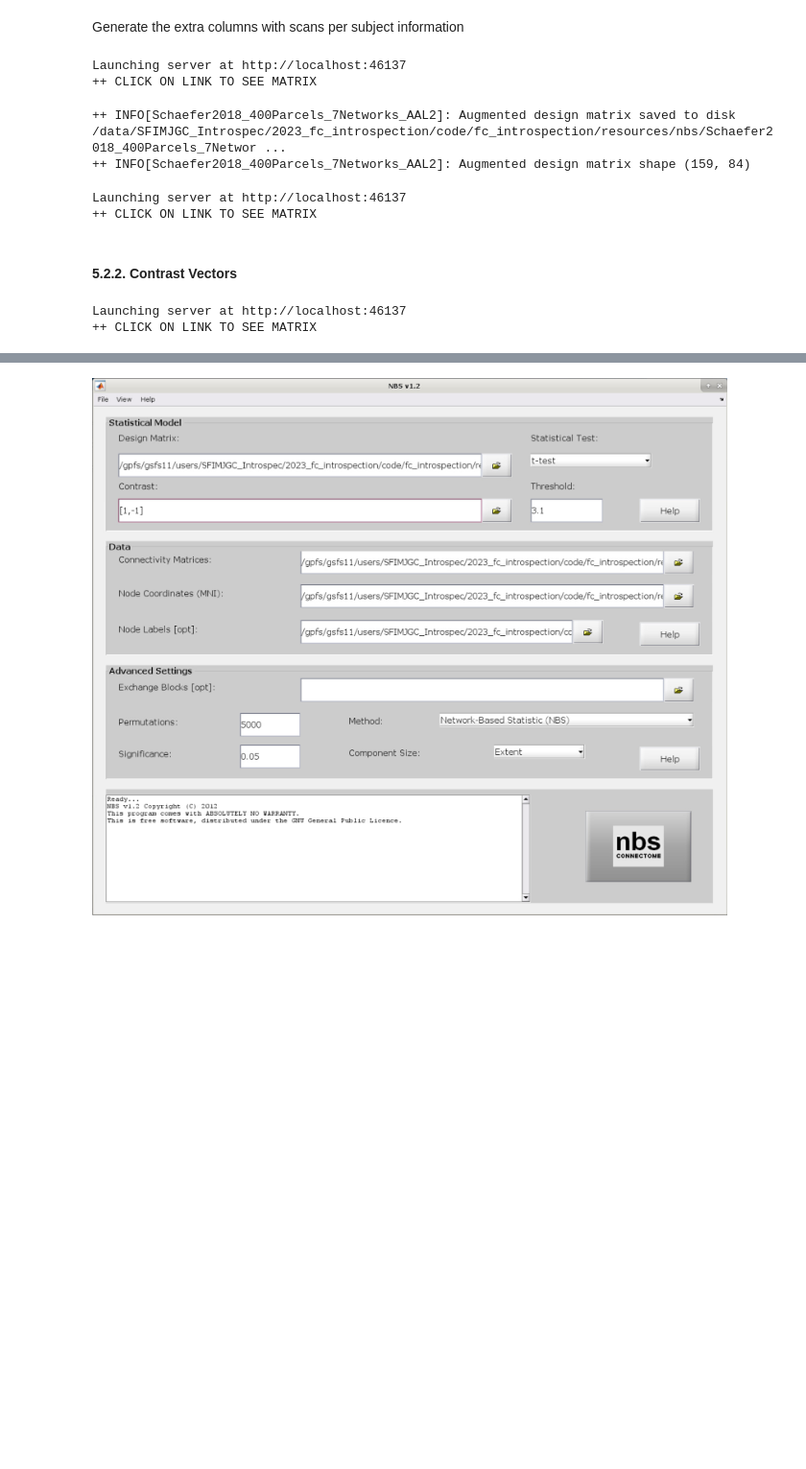
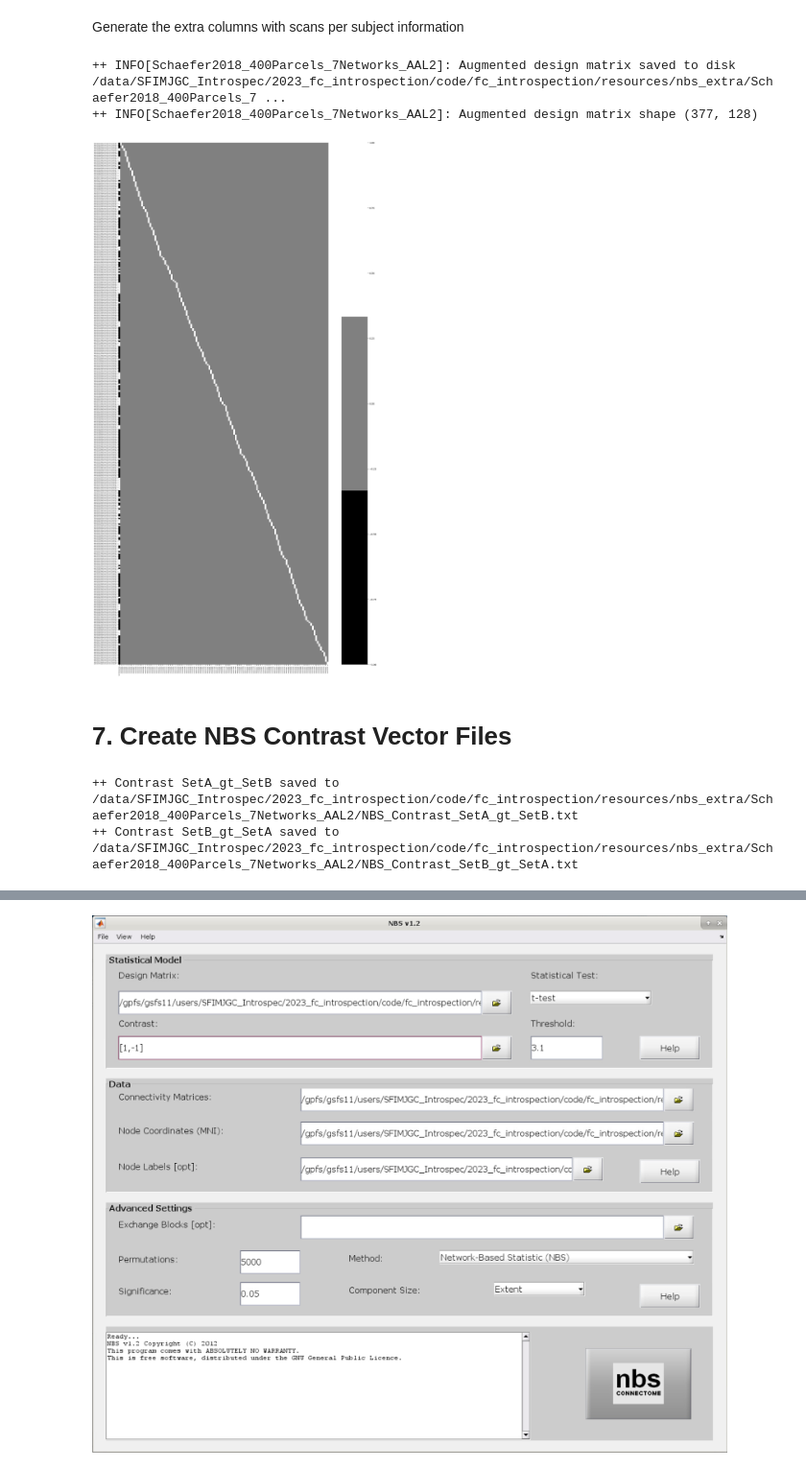
Before and after one commit to nimh-sfim/fc_introspection, a Jupyter notebook: notebooks/S13_NBSprepape_BasicAndSbjAware.ipynb, the cells around one changed output, grey strips where cells are left out. Shown at 96% size. Drawn from its saved outputs; the diff is of its cells as text; code cells hidden in the pictures; blank space fills up the shorter version.

```diff
--- a/notebooks/S13_NBSprepape_BasicAndSbjAware.ipynb
+++ b/notebooks/S13_NBSprepape_BasicAndSbjAware.ipynb
@@ -197,7 +128,7 @@ print('++ INFO: New folder created %s' % MY_NBS_FOLDER)
 # %% [markdown]
 b. Create subfolder where the FC matrices will be saved in a way that NBS can understand.
 # %%
-FC_MATRIX_DATA_FOLDER = osp.join(MY_NBS_FOLDER,'NBS_CL02_Data')
+FC_MATRIX_DATA_FOLDER = osp.join(MY_NBS_FOLDER,'NBS_Data')
 if osp.exists(FC_MATRIX_DATA_FOLDER):
     print('++ WARNING: Removing prior data folder [%s]' % FC_MATRIX_DATA_FOLDER)
     rmtree(FC_MATRIX_DATA_FOLDER)
@@ -215 +141,5 @@ DESING_MATRIX_SBJAWARE_PATH    = osp.join(MY_NBS_FOLDER,'NBS_CL02_DesingMatrix_S
+# %%
+for i,scan in enumerate(tqdm(FINAL_SCAN_LIST)):
+        dest_path = osp.join(FC_MATRIX_DATA_FOLDER,'subject{id}.txt'.format(id=str(i+1).zfill(3)))
+        np.savetxt(dest_path,sfc_Z_xr.loc[scan,:,:],delimiter=' ',fmt='%f')
 # %% [markdown]
@@ -259,15 +181,0 @@ folder (and order) for NBS
-# %%
-FINAL_SCAN_LIST = list(sfc_Z_xr.scan.values)
-with open(DESING_MATRIX_BASIC_PATH, 'w') as the_file:
-    for i,idx in tqdm(enumerate(FINAL_SCAN_LIST)):
-        sbj,scan = idx.split('.')
-        assert tuple(SELECTED_SCANS.reset_index().iloc[i][['Subject','Run']].values) == (sbj,scan), "ERROR --> Something is wrong with the index ordering"
-        dest_path = osp.join(FC_MATRIX_DATA_FOLDER,'subject{id}.txt'.format(id=str(i+1).zfill(3)))
-        np.savetxt(dest_path,sfc_Z_xr.loc[idx,:,:],delimiter=' ',fmt='%f')
-        cl = SELECTED_SCANS.loc[sbj,scan]['Cluster Label']
-        if cl == 'Image-Pos-Others':
-            the_file.write('1 1\n')
-        else:
-            the_file.write('1 0\n')
-the_file.close()
-print('++ INFO[%s]: Basic design matrix saved to disk %s' % (ATLAS_NAME, DESING_MATRIX_BASIC_PATH))
@@ -325,13 +202,3 @@ Generate the extra columns with scans per subject information
 ONE_HOT_ENCODER_SBJ      = OneHotEncoder(sparse_output=False, dtype=int)
 DESIGN_MATRIX_EXTRA_COLS = ONE_HOT_ENCODER_SBJ.fit_transform(np.array(FINAL_SBJ_LIST).reshape(-1,1))
 DESIGN_MATRIX_EXTRA_COLS = pd.DataFrame(DESIGN_MATRIX_EXTRA_COLS, columns=ONE_HOT_ENCODER_SBJ.categories_[0])[FINAL_SBJ_LIST_NOREPS].values
-# %%
-fig, ax          = plt.subplots(1,1,figsize=(20,25))
-sns.heatmap(DESIGN_MATRIX_EXTRA_COLS, xticklabels=FINAL_SBJ_LIST_NOREPS, yticklabels=FINAL_SCAN_LIST, ax=ax)
-plt.close()
-dashboard        = pn.Row(pn.pane.Matplotlib(fig));
-dashboard_server = dashboard.show(port=port_tunnel,open=False)
-print('++ CLICK ON LINK TO SEE MATRIX')
-# %% [output]
-Launching server at http://localhost:46137
-++ CLICK ON LINK TO SEE MATRIX
@@ -341,20 +208,17 @@ dashboard_server.stop()
 # %%
-ONE_COLUMN_GROUP_ENCODING = np.array([1 if SELECTED_SCANS.loc[i.split('.')[0],i.split('.')[1]]['Cluster Label'] == 'Image-Pos-Others' else -1 for i in FINAL_SCAN_LIST]).reshape(-1,1)
-DESING_MATRIX_SBJAWARE   = np.concatenate([ONE_COLUMN_GROUP_ENCODING,DESIGN_MATRIX_EXTRA_COLS], axis=1)
+#ONE_COLUMN_GROUP_ENCODING = np.array(list(np.repeat(1,scans_in_set_A.shape[0]))+list(np.repeat(-1,scans_in_set_B.shape[0]))).reshape(-1,1)
+set_to_glm_group_label    = {'Set A':1,'Set B':-1}
+ONE_COLUMN_GROUP_ENCODING = np.array([set_to_glm_group_label[emb_plus.loc[scan,'Set Label']] for scan in SELECTED_SCANS]).reshape(-1,1)
+DESING_MATRIX_SBJAWARE    = np.concatenate([ONE_COLUMN_GROUP_ENCODING,DESIGN_MATRIX_EXTRA_COLS], axis=1)
 np.savetxt(DESING_MATRIX_SBJAWARE_PATH,DESING_MATRIX_SBJAWARE,delimiter=' ',fmt='%d')
-
 print('++ INFO[%s]: Augmented design matrix saved to disk %s' % (ATLAS_NAME,DESING_MATRIX_SBJAWARE_PATH))
 print('++ INFO[%s]: Augmented design matrix shape %s' % (ATLAS_NAME, str(DESING_MATRIX_SBJAWARE.shape)))
 # %% [output]
-++ INFO[Schaefer2018_400Parcels_7Networks_AAL2]: Augmented design matrix saved to disk /data/SFIMJGC_Introspec/2023_fc_introspection/code/fc_introspection/resources/nbs/Schaefer2018_400Parcels_7Networ ...
-++ INFO[Schaefer2018_400Parcels_7Networks_AAL2]: Augmented design matrix shape (159, 84)
+++ INFO[Schaefer2018_400Parcels_7Networks_AAL2]: Augmented design matrix saved to disk /data/SFIMJGC_Introspec/2023_fc_introspection/code/fc_introspection/resources/nbs_extra/Schaefer2018_400Parcels_7 ...
+++ INFO[Schaefer2018_400Parcels_7Networks_AAL2]: Augmented design matrix shape (377, 128)
 # %%
-fig, ax          = plt.subplots(1,1,figsize=(20,25))
+fig, ax          = plt.subplots(1,1,figsize=(20,40))
 sns.heatmap(DESING_MATRIX_SBJAWARE, xticklabels=['Set Membership']+FINAL_SBJ_LIST_NOREPS, yticklabels=FINAL_SCAN_LIST, ax=ax, cmap=['black','gray','white'])
-plt.close()
-dashboard        = pn.Row(pn.pane.Matplotlib(fig));
-dashboard_server = dashboard.show(port=port_tunnel,open=False)
-print('++ CLICK ON LINK TO SEE MATRIX')
+ax.tick_params(axis='both', which='major', labelsize=5)
 # %% [output]
-Launching server at http://localhost:46137
-++ CLICK ON LINK TO SEE MATRIX
+[figure, added]
@@ -364,18 +225,12 @@ dashboard_server.stop()
-# %% [markdown]
-#### 5.2.2. Contrast Vectors
+# %% [markdown]
+# 7. Create NBS Contrast Vector Files
 # %%
-CONTRASTS_SBJAWARE={'Image-Pos-Others_gt_Surr-Neg-Self':[1]+list(np.zeros(FINAL_N_sbjs).astype(int)),
-                    'Surr-Neg-Self_gt_Image-Pos-Others':[-1]+list(np.zeros(FINAL_N_sbjs).astype(int))}
+CONTRASTS_SBJAWARE={'SetA_gt_SetB':[1]+list(np.zeros(FINAL_N_sbjs).astype(int)),
+                    'SetB_gt_SetA':[-1]+list(np.zeros(FINAL_N_sbjs).astype(int))}
 for CONTRAST in CONTRASTS_SBJAWARE.keys():
-    CONTRAST_PATH = osp.join(RESOURCES_NBS_DIR,ATLAS_NAME,f'NBS_CL02_Contrast_SbjAware_{CONTRAST}.txt')
+    CONTRAST_PATH = osp.join(RESOURCES_NBS_DIR,ATLAS_NAME,f'NBS_Contrast_{CONTRAST}.txt')
     np.savetxt(CONTRAST_PATH,np.array(CONTRASTS_SBJAWARE[CONTRAST]).reshape(1,-1),delimiter=' ',fmt='%d')
+    print('++ Contrast %s saved to %s' % (CONTRAST, CONTRAST_PATH))
+# %% [output]
+++ Contrast SetA_gt_SetB saved to /data/SFIMJGC_Introspec/2023_fc_introspection/code/fc_introspection/resources/nbs_extra/Schaefer2018_400Parcels_7Networks_AAL2/NBS_Contrast_SetA_gt_SetB.txt
+++ Contrast SetB_gt_SetA saved to /data/SFIMJGC_Introspec/2023_fc_introspection/code/fc_introspection/resources/nbs_extra/Schaefer2018_400Parcels_7Networks_AAL2/NBS_Contrast_SetB_gt_SetA.txt
-# %%
-dashboard = pn.Column(pn.pane.Markdown('# DESING_MATRIX_SBJAWARE'),
-                   pd.DataFrame(DESING_MATRIX_SBJAWARE,
-                   columns=['Group']+FINAL_SBJ_LIST_NOREPS,
-                   index=['.'.join([i,SELECTED_SCANS.loc[i.split('.')[0],i.split('.')[1]]['Cluster Label']]) for i in FINAL_SCAN_LIST]).hvplot.heatmap(width=1500,height=2000).opts(xrotation=90))
-dashboard_server = dashboard.show(port=port_tunnel,open=False)
-print('++ CLICK ON LINK TO SEE MATRIX')
-# %% [output]
-Launching server at http://localhost:46137
-++ CLICK ON LINK TO SEE MATRIX
```
Also changed, not shown: parts of 51 cells of this notebook, 1 other file.
